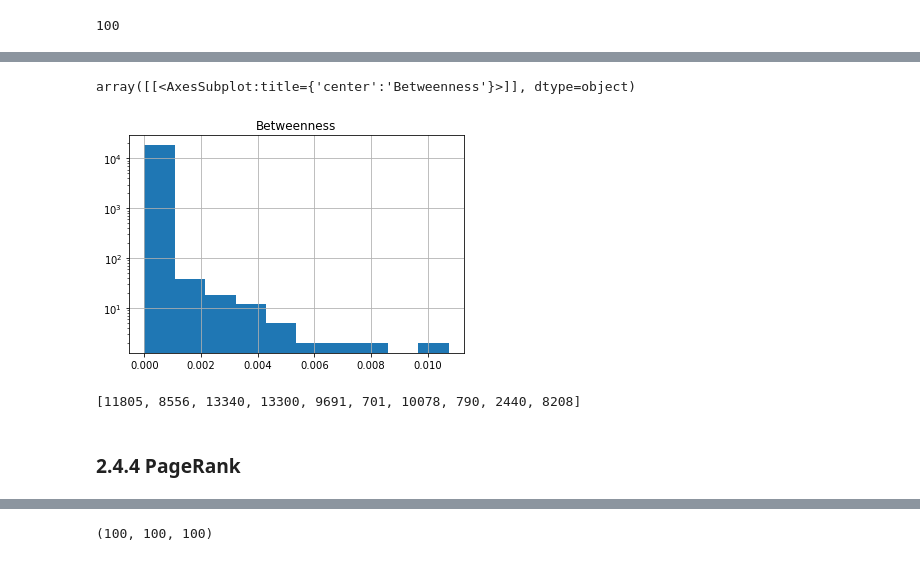
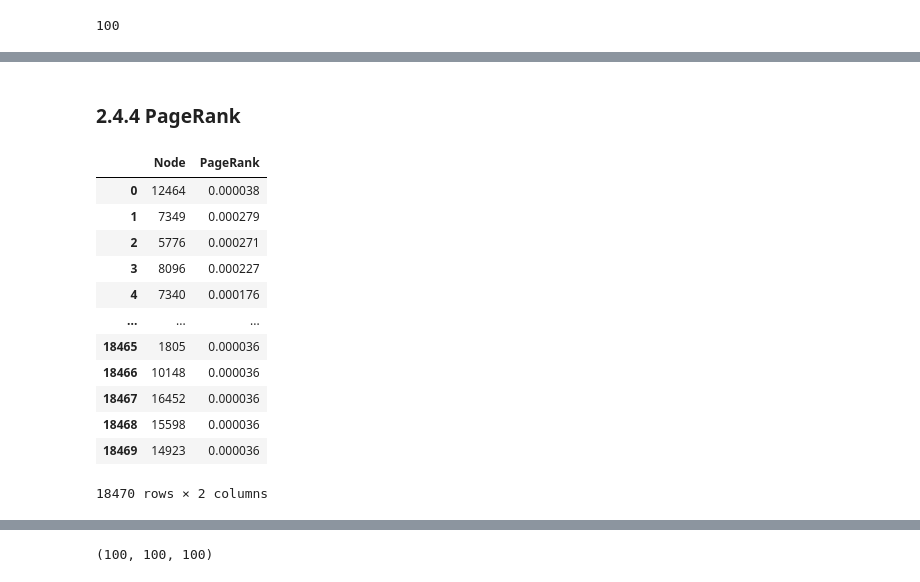
Before and after one commit to nromerodiaz/PhD, a Jupyter notebook: Assignment_2/Assignment_2.ipynb, the cells around one changed output, grey strips where cells are left out. Drawn from its saved outputs; the diff is of its cells as text; code cells hidden in the pictures.

```diff
--- a/Assignment_2/Assignment_2.ipynb
+++ b/Assignment_2/Assignment_2.ipynb
@@ -955,13 +894,3 @@ betweenness_df.sort_values(by=['Betweenness'], ascending=False)#.head()
-# %%
-betweenness_df[['Betweenness']].hist(log=True)
-# %% [output]
-array([[<AxesSubplot:title={'center':'Betweenness'}>]], dtype=object)
-[figure, removed]
-# %%
-bt_nodes = list(betweenness_df.sort_values(by=['Betweenness'], ascending=False)['Node'])[0:100]
-bt_nodes[:10]
-# %% [output]
-[11805, 8556, 13340, 13300, 9691, 701, 10078, 790, 2440, 8208]
 # %% [markdown]
 ### 2.4.4 PageRank
 # %%
@@ -972,5 +902,21 @@ pagerank_df = pd.DataFrame(betweenness.items(), columns=['Node', 'PageRank'])
 pagerank_df = pagerank_df.sort_values(by=['PageRank'], ascending=False)
 pr_nodes = list(pagerank_df['Node'])[0:100]
+# %%
+pd.DataFrame(pagerank.items(), columns=['Node', 'PageRank'])
+# %% [output]
+|  | Node | PageRank |
+| 0 | 12464 | 0.000038 |
+| 1 | 7349 | 0.000279 |
+| 2 | 5776 | 0.000271 |
+| 3 | 8096 | 0.000227 |
+| 4 | 7340 | 0.000176 |
+| ... | ... | ... |
+| 18465 | 1805 | 0.000036 |
+| 18466 | 10148 | 0.000036 |
+| 18467 | 16452 | 0.000036 |
+| 18468 | 15598 | 0.000036 |
+| 18469 | 14923 | 0.000036 |
+18470 rows × 2 columns
 # %%
 pr_nodes[:10]
 # %% [output]
```
Also changed, not shown: parts of 103 cells of this notebook.
